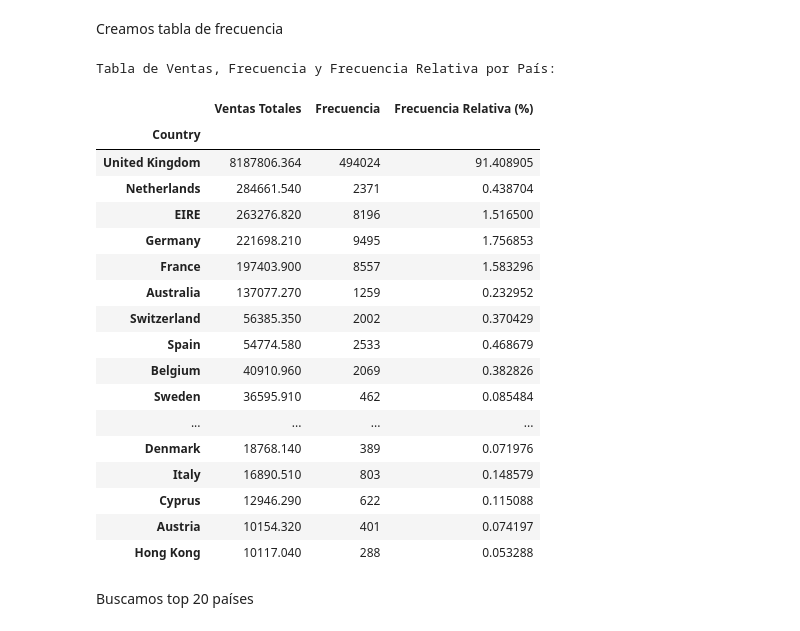
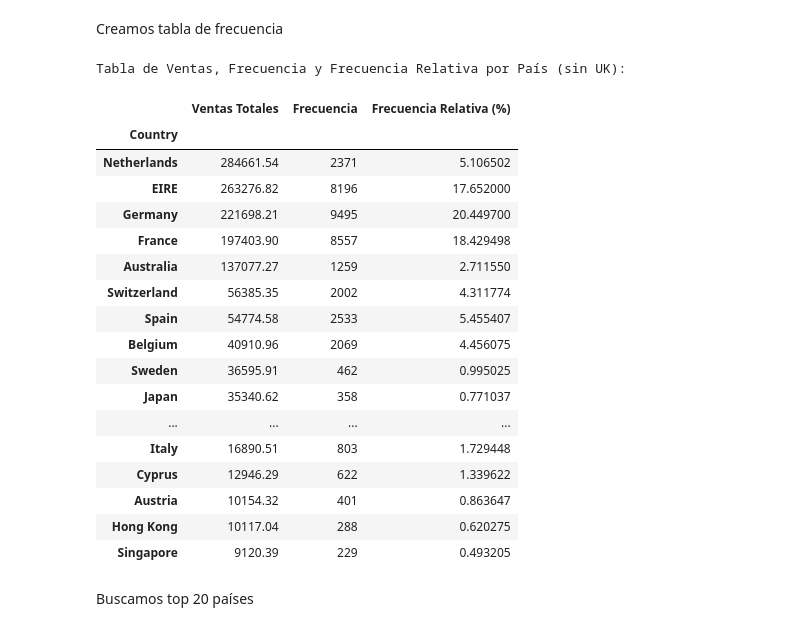
Before and after one commit to benmancilla/EDA_FundamentosML_BenjaminMancilla, a Jupyter notebook: Revision.ipynb, the cells around one changed output. Saved outputs shown, nothing was run; the diff lists cells and outputs as text; code cells hidden in the pictures.

```diff
--- a/Revision.ipynb
+++ b/Revision.ipynb
@@ -224,42 +224,48 @@ Los primeros lugares entre los productos mas vendidos (los aviones a escala de l
 # %% [markdown]
 Creamos tabla de frecuencia
 # %%
-# Calcular la frecuencia de cada país
-frecuencia_pais = data['Country'].value_counts()
+# Excluir Reino Unido (United Kingdom) del DataFrame
+data_sin_uk = data[data['Country'] != 'United Kingdom']
 
-# Calcular la frecuencia relativa (porcentaje)
-frecuencia_relativa = (frecuencia_pais / frecuencia_pais.sum()) * 100
+# Calcular las ventas totales por país (excluyendo UK)
+ventas_por_pais_sin_uk = data_sin_uk.groupby('Country')['TotalPrice'].sum()
+
+# Calcular la frecuencia de cada país (excluyendo UK)
+frecuencia_pais_sin_uk = data_sin_uk['Country'].value_counts()
+
+# Calcular la frecuencia relativa (porcentaje) (excluyendo UK)
+frecuencia_relativa_sin_uk = (frecuencia_pais_sin_uk / frecuencia_pais_sin_uk.sum()) * 100
 
 # Crear una tabla combinada con ventas totales, frecuencia y frecuencia relativa
-tabla_ventas_frecuencia = pd.DataFrame({
-    'Ventas Totales': ventas_por_pais,
-    'Frecuencia': frecuencia_pais,
-    'Frecuencia Relativa (%)': frecuencia_relativa
+tabla_ventas_frecuencia_sin_uk = pd.DataFrame({
+    'Ventas Totales': ventas_por_pais_sin_uk,
+    'Frecuencia': frecuencia_pais_sin_uk,
+    'Frecuencia Relativa (%)': frecuencia_relativa_sin_uk
 })
 
 # Mostrar la tabla combinada, ordenada por ventas totales (de mayor a menor)
-print("\nTabla de Ventas, Frecuencia y Frecuencia Relativa por País:")
-tabla_ventas_frecuencia.sort_values(by='Ventas Totales', ascending=False).head(20)
+print("\nTabla de Ventas, Frecuencia y Frecuencia Relativa por País (sin UK):")
+tabla_ventas_frecuencia_sin_uk.sort_values(by='Ventas Totales', ascending=False).head(20)
 # %% [output]
-Tabla de Ventas, Frecuencia y Frecuencia Relativa por País:
+Tabla de Ventas, Frecuencia y Frecuencia Relativa por País (sin UK):
 |  | Ventas Totales | Frecuencia | Frecuencia Relativa (%) |
 | Country |  |  |  |
-| United Kingdom | 8187806.364 | 494024 | 91.408905 |
-| Netherlands | 284661.540 | 2371 | 0.438704 |
-| EIRE | 263276.820 | 8196 | 1.516500 |
-| Germany | 221698.210 | 9495 | 1.756853 |
-| France | 197403.900 | 8557 | 1.583296 |
-| Australia | 137077.270 | 1259 | 0.232952 |
-| Switzerland | 56385.350 | 2002 | 0.370429 |
-| Spain | 54774.580 | 2533 | 0.468679 |
-| Belgium | 40910.960 | 2069 | 0.382826 |
-| Sweden | 36595.910 | 462 | 0.085484 |
+| Netherlands | 284661.54 | 2371 | 5.106502 |
+| EIRE | 263276.82 | 8196 | 17.652000 |
+| Germany | 221698.21 | 9495 | 20.449700 |
+| France | 197403.90 | 8557 | 18.429498 |
+| Australia | 137077.27 | 1259 | 2.711550 |
+| Switzerland | 56385.35 | 2002 | 4.311774 |
+| Spain | 54774.58 | 2533 | 5.455407 |
+| Belgium | 40910.96 | 2069 | 4.456075 |
+| Sweden | 36595.91 | 462 | 0.995025 |
+| Japan | 35340.62 | 358 | 0.771037 |
 | ... | ... | ... | ... |
-| Denmark | 18768.140 | 389 | 0.071976 |
-| Italy | 16890.510 | 803 | 0.148579 |
-| Cyprus | 12946.290 | 622 | 0.115088 |
-| Austria | 10154.320 | 401 | 0.074197 |
-| Hong Kong | 10117.040 | 288 | 0.053288 |
+| Italy | 16890.51 | 803 | 1.729448 |
+| Cyprus | 12946.29 | 622 | 1.339622 |
+| Austria | 10154.32 | 401 | 0.863647 |
+| Hong Kong | 10117.04 | 288 | 0.620275 |
+| Singapore | 9120.39 | 229 | 0.493205 |
 # %% [markdown]
 Buscamos top 20 países
 # %%
```
Also changed, not shown: parts of 1 cell of this notebook.
